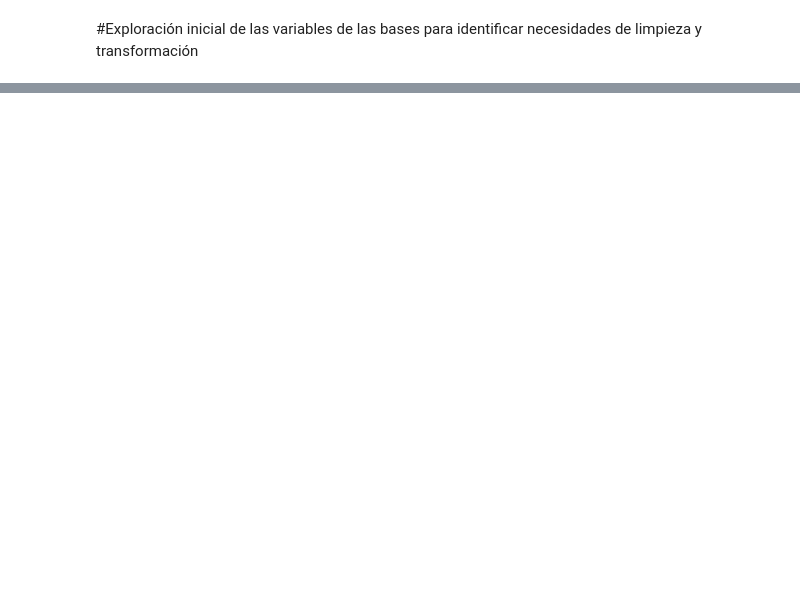
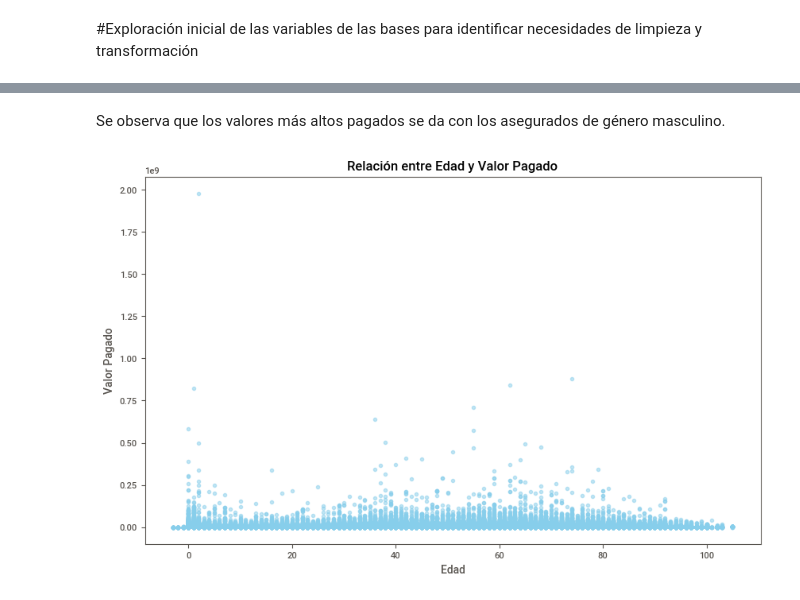
Before and after one commit to veronica1908/FINANZAS_E4_AIII, a Jupyter notebook: b_Limpieza_Transformacion_A_Exploratorio.ipynb, the cells around one changed output, grey strips where cells are left out. Cells and saved outputs as stored; diff of their text form; code cells hidden in the pictures; blank space fills up the shorter version.

```diff
--- a/b_Limpieza_Transformacion_A_Exploratorio.ipynb
+++ b/b_Limpieza_Transformacion_A_Exploratorio.ipynb
@@ -183,0 +536,12 @@ rgd.show_notebook()
+# %% [markdown]
+Se observa que los valores más altos pagados se da con los asegurados de género masculino.
+# %%
+#Gráfico de dispersión para analizar la relación entre Edad y Valor_Pagado:
+plt.figure(figsize=(10, 6))
+plt.scatter(base_final['Edad'], base_final['Valor_Pagado'], color='skyblue', alpha=0.5)
+plt.title('Relación entre Edad y Valor Pagado')
+plt.xlabel('Edad')
+plt.ylabel('Valor Pagado')
+plt.show()
+# %% [output]
+[figure, added]
```
Also changed, not shown: parts of 42 cells of this notebook.
